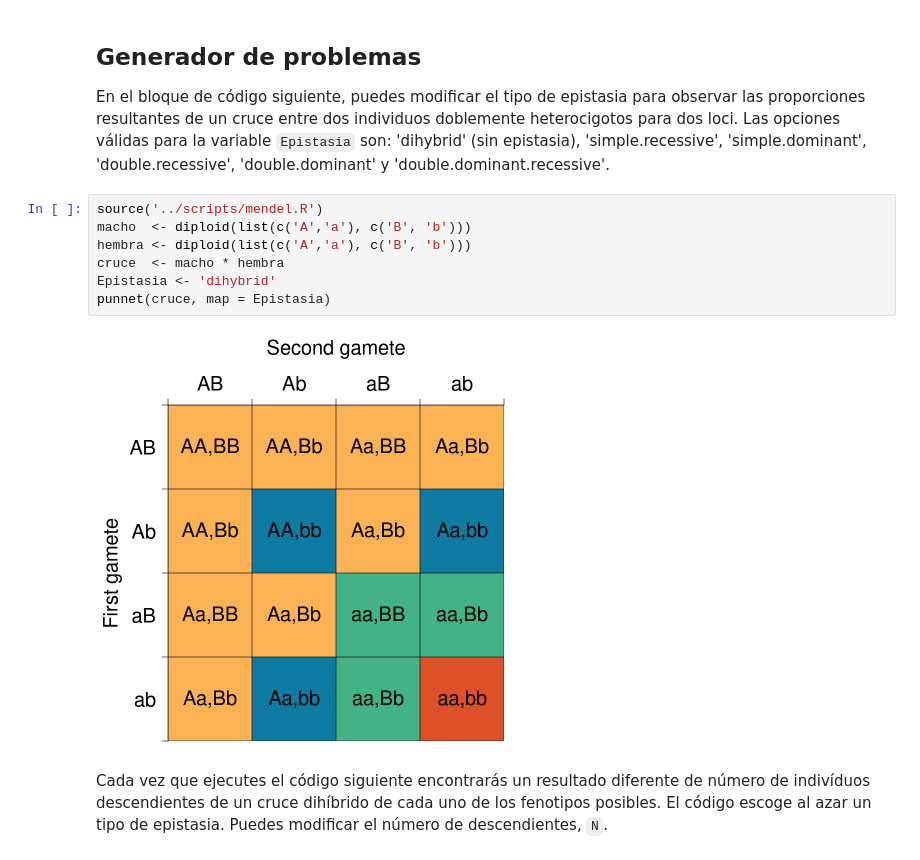
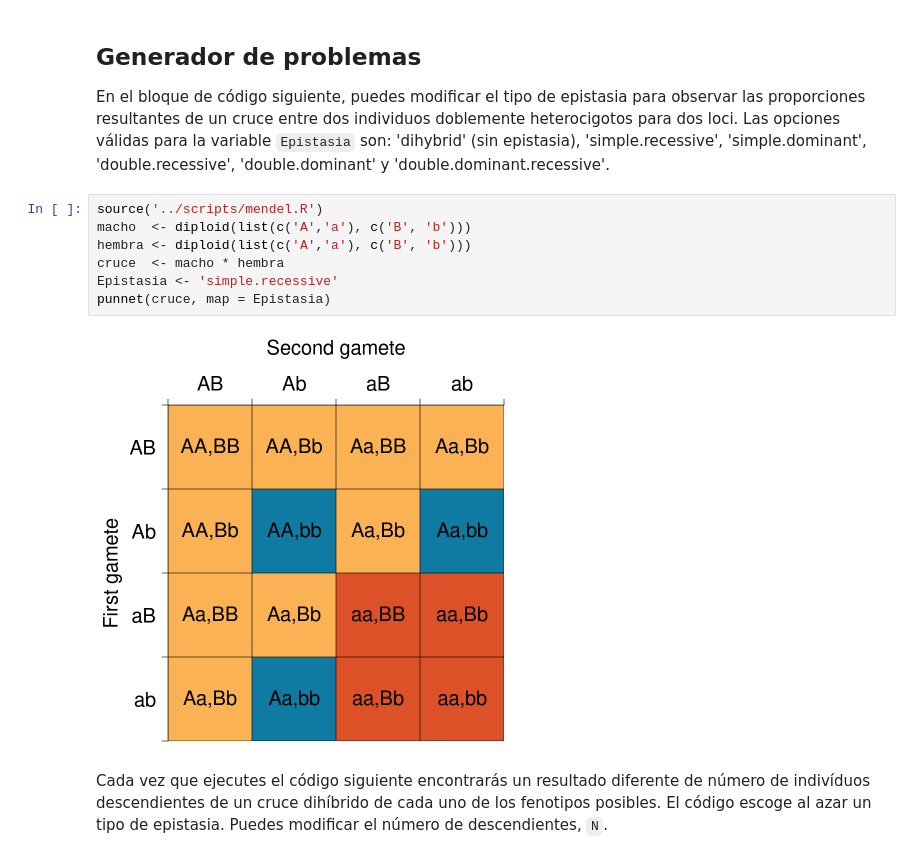
Before and after one commit to IgnasiLucas/Genetica_36834, a Jupyter notebook: T03_Epistasis/T3_cas.ipynb, the cells around one changed output. Cells and saved outputs as stored; diff of their text form.

```diff
--- a/T03_Epistasis/T3_cas.ipynb
+++ b/T03_Epistasis/T3_cas.ipynb
@@ -5,12 +5,12 @@ En el bloque de código siguiente, puedes modificar el tipo de epistasia para ob
 # %%
 source('../scripts/mendel.R')
 macho  <- diploid(list(c('A','a'), c('B', 'b')))
 hembra <- diploid(list(c('A','a'), c('B', 'b')))
 cruce  <- macho * hembra
-Epistasia <- 'dihybrid'
+Epistasia <- 'simple.recessive'
 punnet(cruce, map = Epistasia)
 # %% [output]
-[figure, old version]
+[figure, new version]
 # %% [markdown]
 Cada vez que ejecutes el código siguiente encontrarás un resultado diferente de número de indivíduos descendientes de un cruce dihíbrido de cada uno de los fenotipos posibles. El código escoge al azar un tipo de epistasia. Puedes modificar el número de descendientes, `N`.
 # %%
```
Also changed, not shown: 4 other files.
